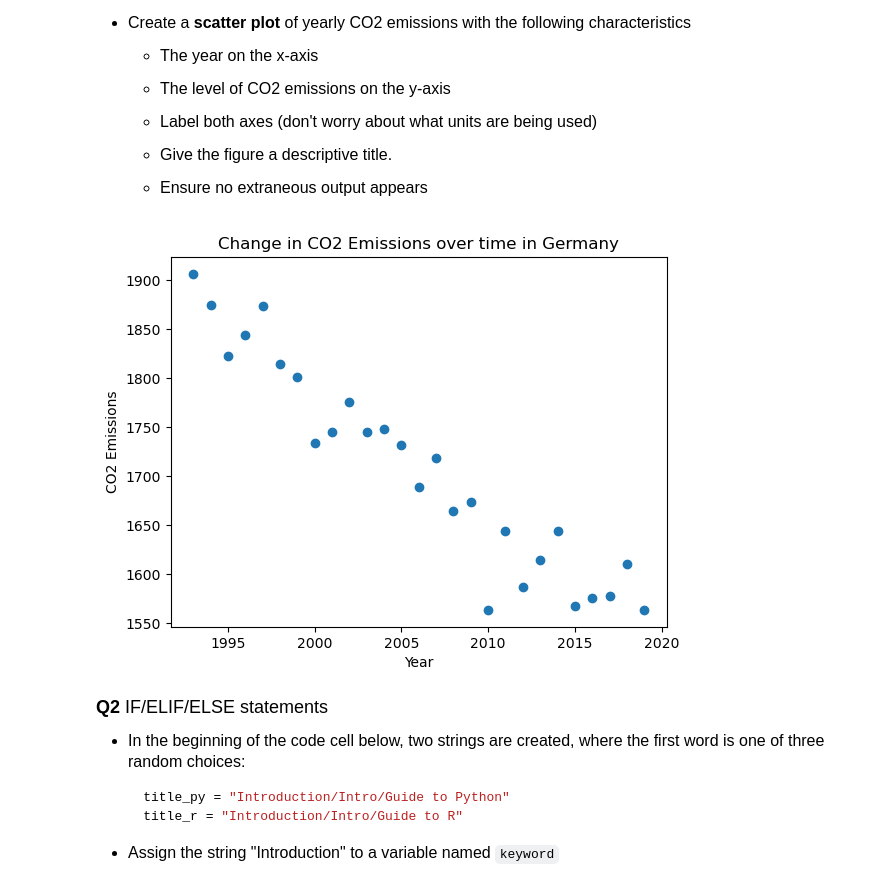
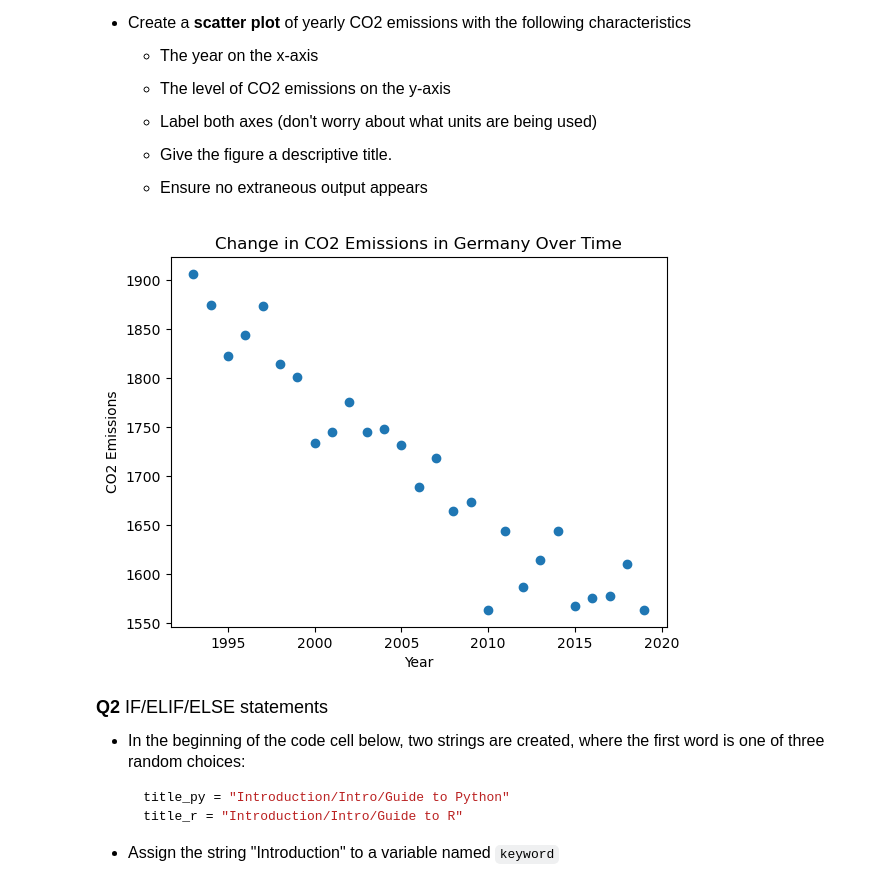
Before and after one commit to YiranTao01/datasci151spring2026, a Jupyter notebook: _quizzes/practice_quiz/my_practice_quiz.ipynb, the cells around one changed output. Cells and saved outputs as stored; diff of their text form; code cells hidden in the pictures.

```diff
--- a/_quizzes/practice_quiz/my_practice_quiz.ipynb
+++ b/_quizzes/practice_quiz/my_practice_quiz.ipynb
@@ -58,15 +57,15 @@ import pandas as pd
 # %%
 # your code here
 
 data_germany = pd.read_csv("quiz_data/germany_emission.csv")
 
-plt.scatter(x = data_germany['Year'], y = data_germany['CO2_emission'])
+plt.scatter(x = data_germany["Year"], y = data_germany["CO2_emission"])
 plt.xlabel("Year")
 plt.ylabel("CO2 Emissions")
-plt.title("Change in CO2 Emissions over time in Germany")
+plt.title("Change in CO2 Emissions in Germany Over Time")
 plt.show()
 # %% [output]
-[figure, old version]
+[figure, new version]
 # %% [markdown]
 <font size = "4">
 
```
Also changed, not shown: parts of 6 cells of this notebook.
